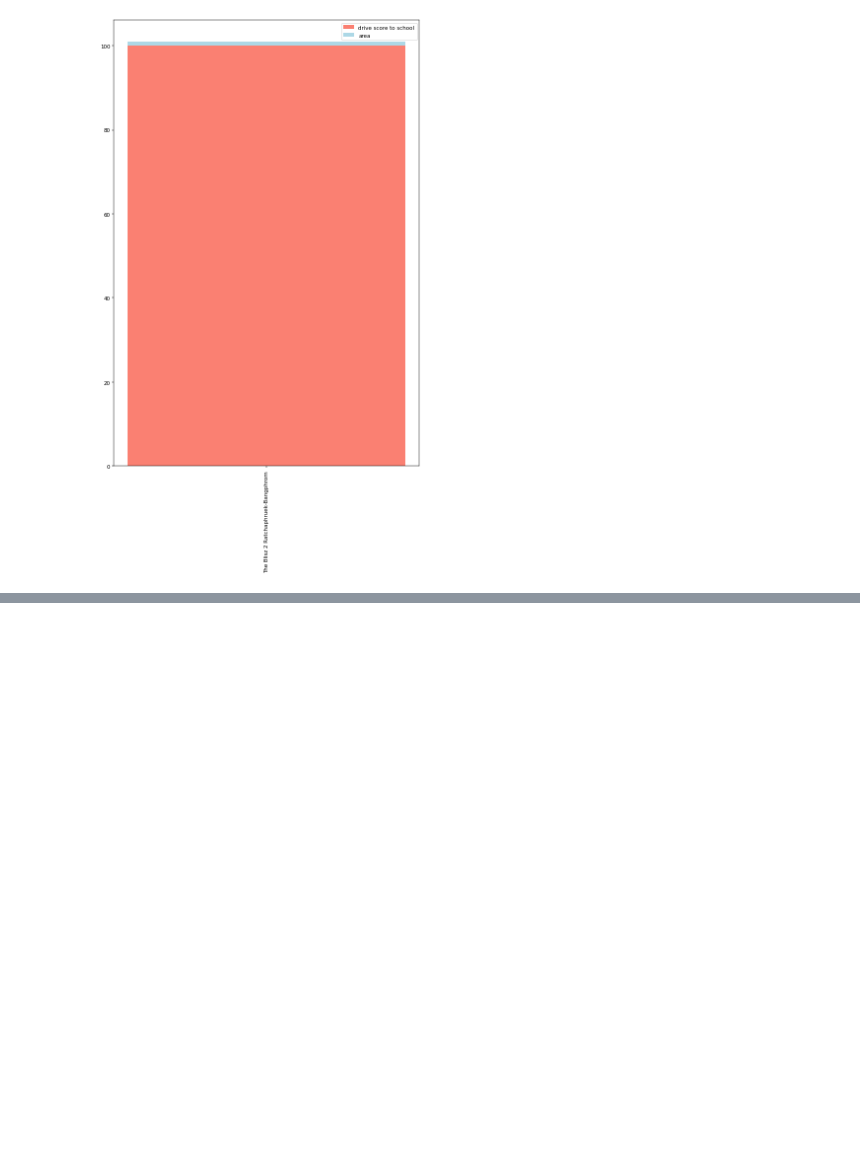
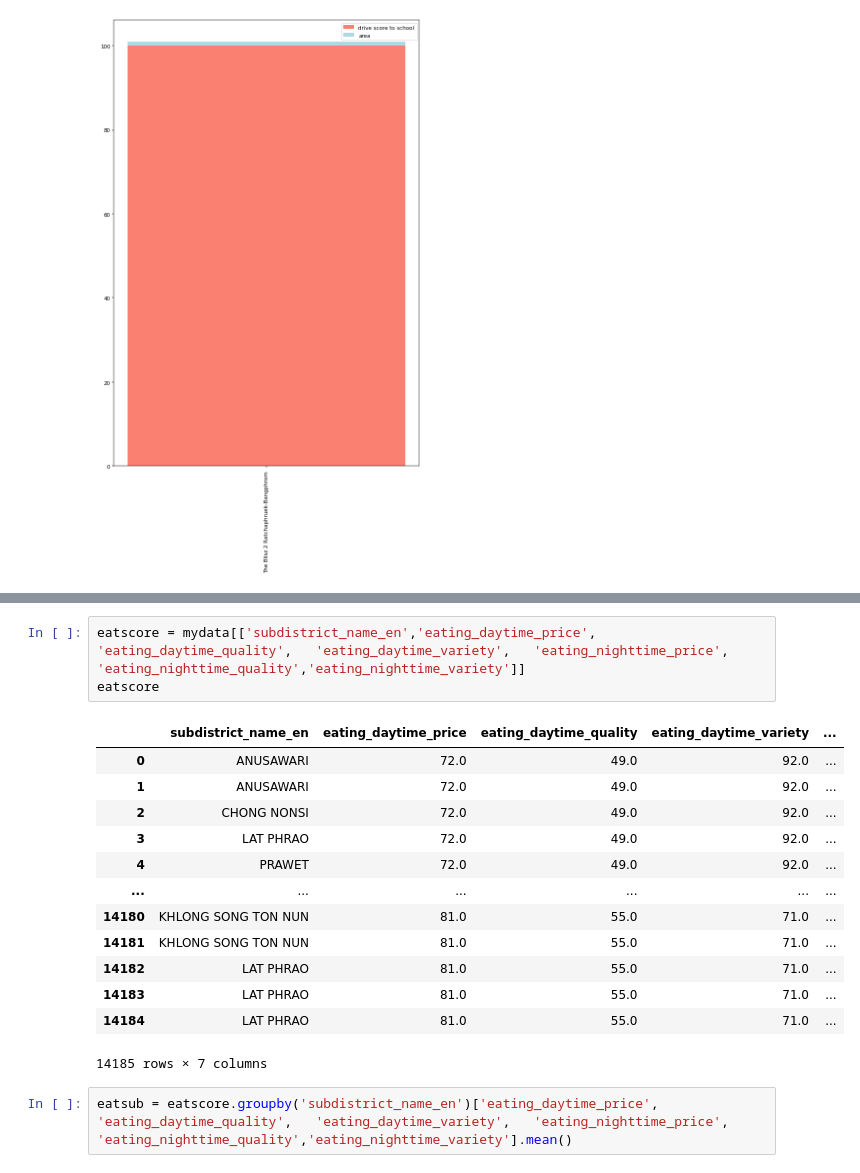
Before and after one commit to sucheerarighthere/BasicProg_DataViz65, a Jupyter notebook: FinalProject_Data.ipynb, the cells around one changed output, grey strips where cells are left out. Saved outputs shown, nothing was run; the diff lists cells and outputs as text; blank space fills up the shorter version.

```diff
--- a/FinalProject_Data.ipynb
+++ b/FinalProject_Data.ipynb
@@ -375,0 +397,19 @@ plt.legend();
+# %%
+eatscore = mydata[['subdistrict_name_en','eating_daytime_price',	'eating_daytime_quality',	'eating_daytime_variety',	'eating_nighttime_price',	'eating_nighttime_quality','eating_nighttime_variety']]
+eatscore
+# %% [output]
+|  | subdistrict_name_en | eating_daytime_price | eating_daytime_quality | eating_daytime_variety | ... |
+| 0 | ANUSAWARI | 72.0 | 49.0 | 92.0 | ... |
+| 1 | ANUSAWARI | 72.0 | 49.0 | 92.0 | ... |
+| 2 | CHONG NONSI | 72.0 | 49.0 | 92.0 | ... |
+| 3 | LAT PHRAO | 72.0 | 49.0 | 92.0 | ... |
+| 4 | PRAWET | 72.0 | 49.0 | 92.0 | ... |
+| ... | ... | ... | ... | ... | ... |
+| 14180 | KHLONG SONG TON NUN | 81.0 | 55.0 | 71.0 | ... |
+| 14181 | KHLONG SONG TON NUN | 81.0 | 55.0 | 71.0 | ... |
+| 14182 | LAT PHRAO | 81.0 | 55.0 | 71.0 | ... |
+| 14183 | LAT PHRAO | 81.0 | 55.0 | 71.0 | ... |
+| 14184 | LAT PHRAO | 81.0 | 55.0 | 71.0 | ... |
+14185 rows × 7 columns
+# %%
+eatsub = eatscore.groupby('subdistrict_name_en')['eating_daytime_price',	'eating_daytime_quality',	'eating_daytime_variety',	'eating_nighttime_price',	'eating_nighttime_quality','eating_nighttime_variety'].mean()
```
Also changed, not shown: parts of 21 cells of this notebook.
